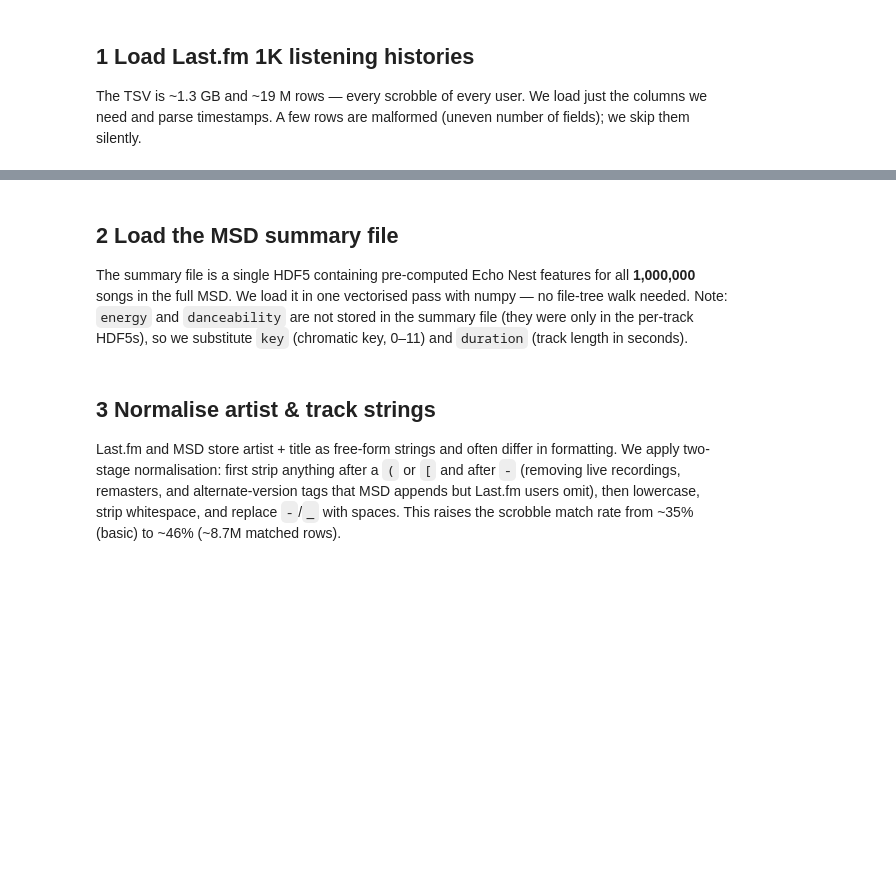
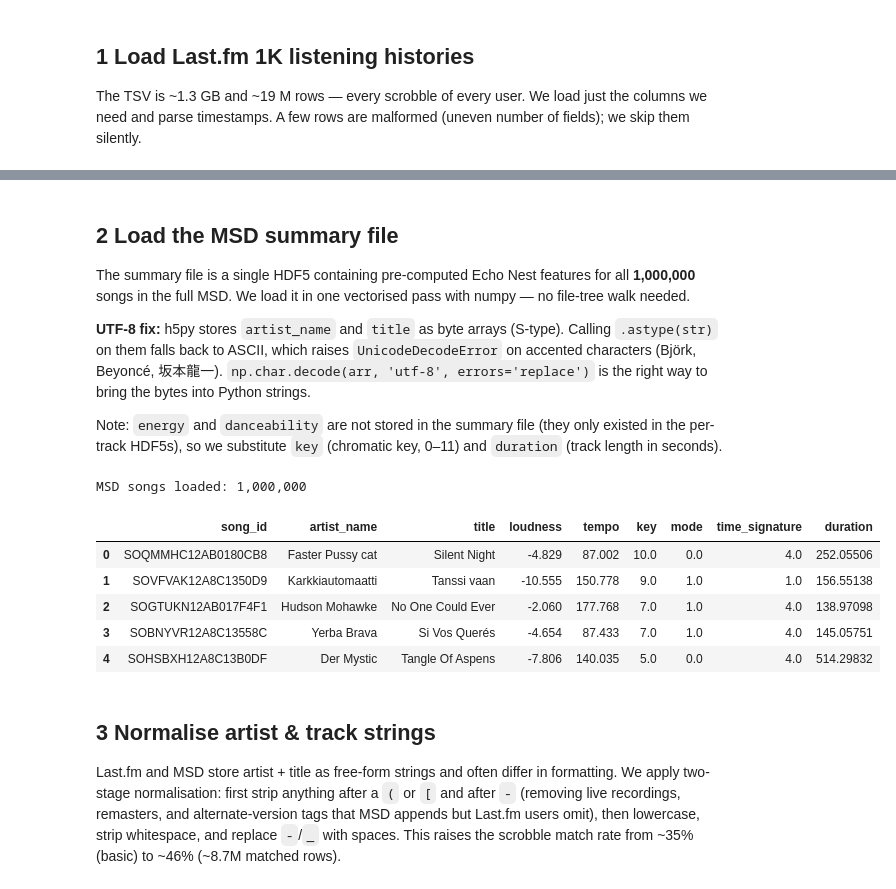
Before and after one commit to Maglehoj/MBML---2026, a Jupyter notebook: phase0_data.ipynb, the cells around one changed output, grey strips where cells are left out. Saved outputs shown, nothing was run; the diff lists cells and outputs as text; code cells hidden in the pictures; blank space fills up the shorter version.

```diff
--- a/phase0_data.ipynb
+++ b/phase0_data.ipynb
@@ -70,24 +88,40 @@ df_lastfm.head()
 # %% [markdown]
 ## 2  Load the MSD summary file
 
-The summary file is a single HDF5 containing pre-computed Echo Nest features for all **1,000,000** songs in the full MSD. We load it in one vectorised pass with numpy — no file-tree walk needed. Note: `energy` and `danceability` are not stored in the summary file (they were only in the per-track HDF5s), so we substitute `key` (chromatic key, 0–11) and `duration` (track length in seconds).
+The summary file is a single HDF5 containing pre-computed Echo Nest features for all **1,000,000** songs in the full MSD. We load it in one vectorised pass with numpy — no file-tree walk needed.
+
+**UTF-8 fix:** h5py stores `artist_name` and `title` as byte arrays (S-type). Calling `.astype(str)` on them falls back to ASCII, which raises `UnicodeDecodeError` on accented characters (Björk, Beyoncé, 坂本龍一). `np.char.decode(arr, 'utf-8', errors='replace')` is the right way to bring the bytes into Python strings.
+
+Note: `energy` and `danceability` are not stored in the summary file (they only existed in the per-track HDF5s), so we substitute `key` (chromatic key, 0–11) and `duration` (track length in seconds).
 # %%
+def _decode_utf8(arr):
+    """Decode an h5py byte array as UTF-8, with errors='replace' as a safety net."""
+    return np.char.decode(np.asarray(arr, dtype=bytes), 'utf-8', errors='replace')
+
 with h5py.File(MSD_SUMMARY, 'r') as f:
     meta = f['metadata']['songs']
     ana  = f['analysis']['songs']
     df_msd = pd.DataFrame({
-        'song_id':        meta['song_id'][:].astype(str),
-        'artist_name':    meta['artist_name'][:].astype(str),
-        'title':          meta['title'][:].astype(str),
+        'song_id':        _decode_utf8(meta['song_id'][:]),
+        'artist_name':    _decode_utf8(meta['artist_name'][:]),
+        'title':          _decode_utf8(meta['title'][:]),
         'loudness':       ana['loudness'][:].astype(float),
         'tempo':          ana['tempo'][:].astype(float),
         'key':            ana['key'][:].astype(float),
         'mode':           ana['mode'][:].astype(float),
         'time_signature': ana['time_signature'][:].astype(float),
         'duration':       ana['duration'][:].astype(float),
     })
 print(f'MSD songs loaded: {len(df_msd):,}')
 df_msd.head()
+# %% [output]
+MSD songs loaded: 1,000,000
+|  | song_id | artist_name | title | loudness | tempo | key | mode | time_signature | duration |
+| 0 | SOQMMHC12AB0180CB8 | Faster Pussy cat | Silent Night | -4.829 | 87.002 | 10.0 | 0.0 | 4.0 | 252.05506 |
+| 1 | SOVFVAK12A8C1350D9 | Karkkiautomaatti | Tanssi vaan | -10.555 | 150.778 | 9.0 | 1.0 | 1.0 | 156.55138 |
+| 2 | SOGTUKN12AB017F4F1 | Hudson Mohawke | No One Could Ever | -2.060 | 177.768 | 7.0 | 1.0 | 4.0 | 138.97098 |
+| 3 | SOBNYVR12A8C13558C | Yerba Brava | Si Vos Querés | -4.654 | 87.433 | 7.0 | 1.0 | 4.0 | 145.05751 |
+| 4 | SOHSBXH12A8C13B0DF | Der Mystic | Tangle Of Aspens | -7.806 | 140.035 | 5.0 | 0.0 | 4.0 | 514.29832 |
 # %% [markdown]
 ## 3  Normalise artist & track strings
 
```
Also changed, not shown: parts of 11 cells of this notebook, 1 other file.
